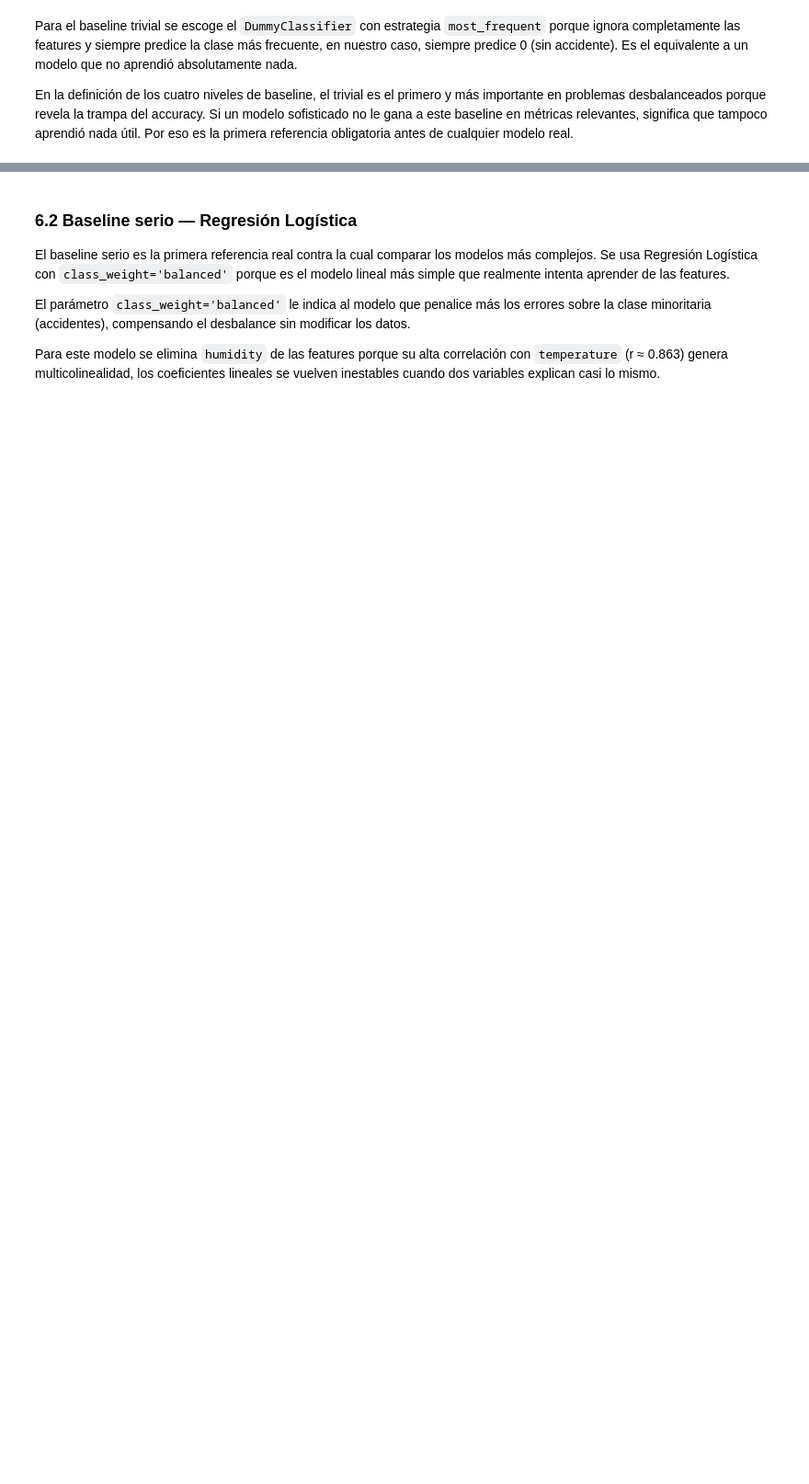
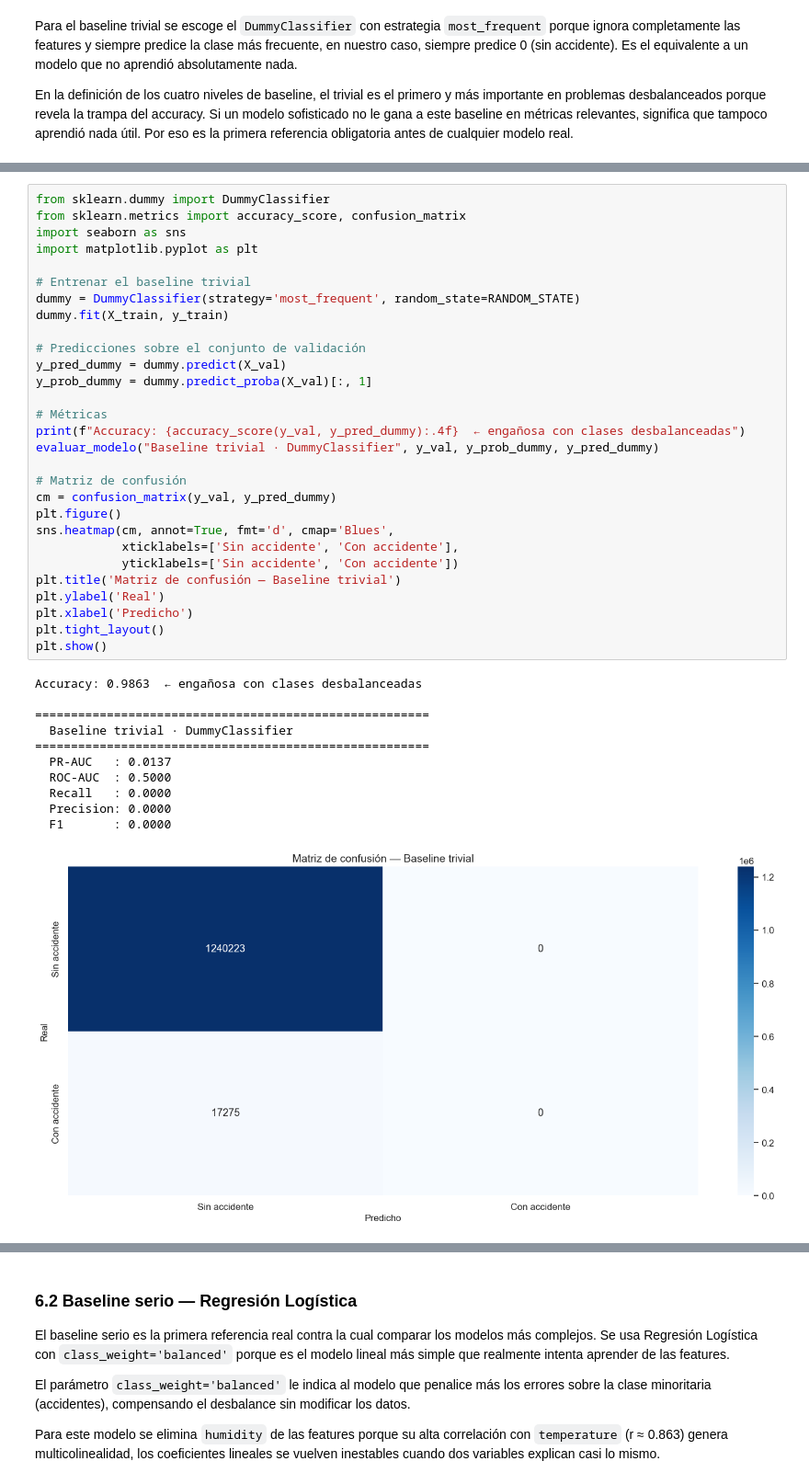
Before and after one commit to SaraMR9/AprendizajeAutomatico, a Jupyter notebook: Notebook.ipynb, the cells around one changed output, grey strips where cells are left out. Shown at 92% size. Cells and saved outputs as stored; diff of their text form; blank space fills up the shorter version.

```diff
--- a/Notebook.ipynb
+++ b/Notebook.ipynb
@@ -3138 +3098,42 @@ Con accidente       0.00      0.00      0.00     17275
+# %%
+from sklearn.dummy import DummyClassifier
+from sklearn.metrics import accuracy_score, confusion_matrix
+import seaborn as sns
+import matplotlib.pyplot as plt
+
+# Entrenar el baseline trivial
+dummy = DummyClassifier(strategy='most_frequent', random_state=RANDOM_STATE)
+dummy.fit(X_train, y_train)
+
+# Predicciones sobre el conjunto de validación
+y_pred_dummy = dummy.predict(X_val)
+y_prob_dummy = dummy.predict_proba(X_val)[:, 1]
+
+# Métricas
+print(f"Accuracy: {accuracy_score(y_val, y_pred_dummy):.4f}  ← engañosa con clases desbalanceadas")
+evaluar_modelo("Baseline trivial · DummyClassifier", y_val, y_prob_dummy, y_pred_dummy)
+
+# Matriz de confusión
+cm = confusion_matrix(y_val, y_pred_dummy)
+plt.figure()
+sns.heatmap(cm, annot=True, fmt='d', cmap='Blues',
+            xticklabels=['Sin accidente', 'Con accidente'],
+            yticklabels=['Sin accidente', 'Con accidente'])
+plt.title('Matriz de confusión — Baseline trivial')
+plt.ylabel('Real')
+plt.xlabel('Predicho')
+plt.tight_layout()
+plt.show()
+# %% [output]
+Accuracy: 0.9863  ← engañosa con clases desbalanceadas
+
+=======================================================
+  Baseline trivial · DummyClassifier
+=======================================================
+  PR-AUC   : 0.0137
+  ROC-AUC  : 0.5000
+  Recall   : 0.0000
+  Precision: 0.0000
+  F1       : 0.0000
+[figure, added]
 # %% [markdown]
```
Also changed, not shown: parts of 44 cells of this notebook.
